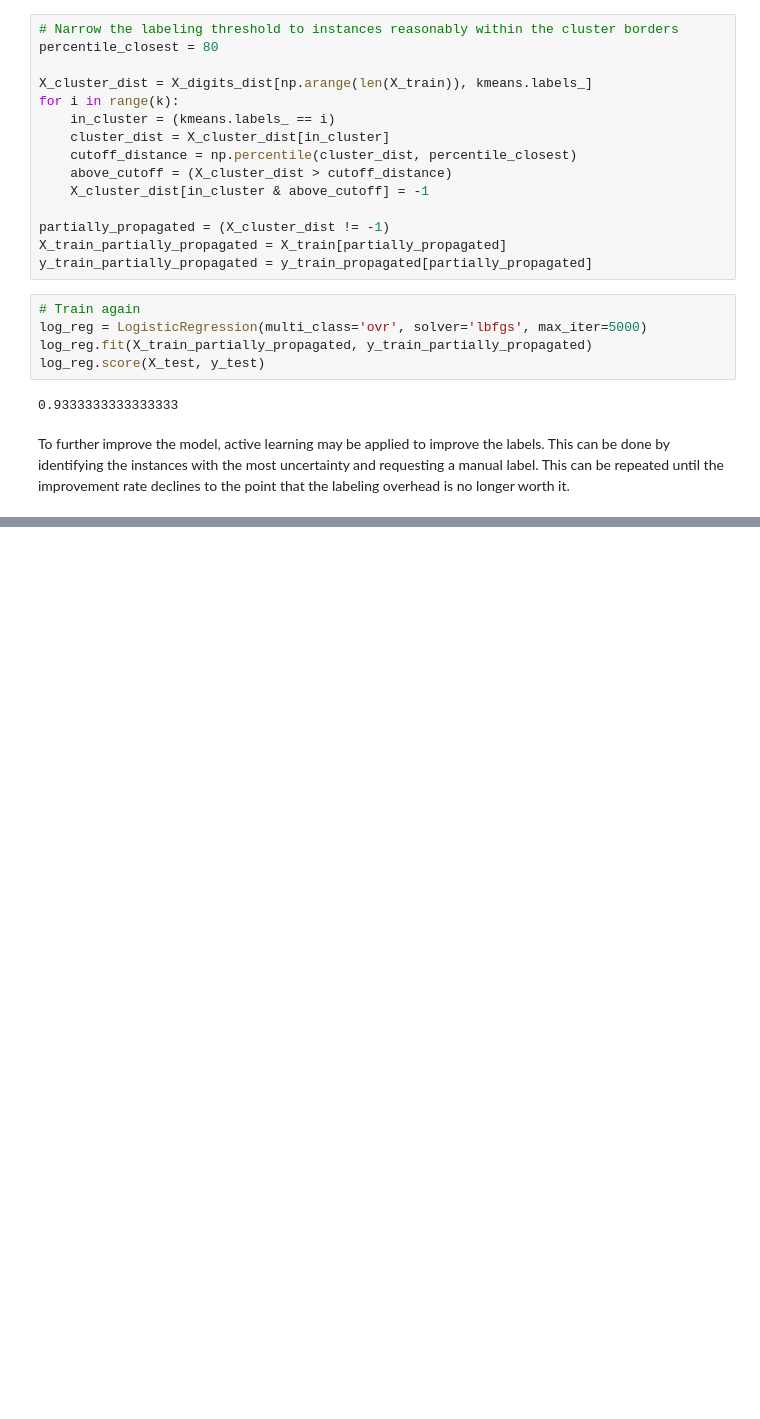
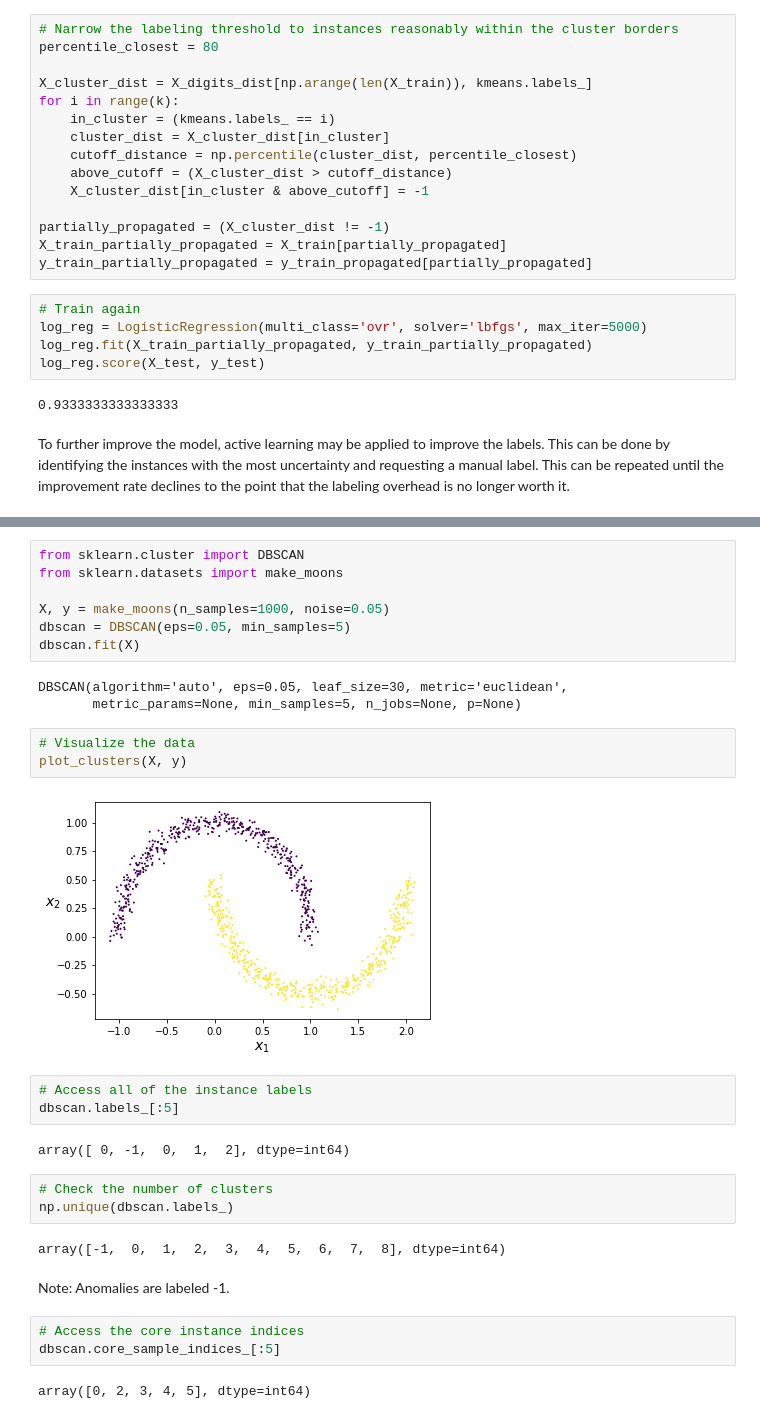
Before and after one commit to codywill/ml-sandbox, a Jupyter notebook: hands-on/Chapter 9 - Unsupervised Learning.ipynb, the cells around one changed output, grey strips where cells are left out. Cells and saved outputs as stored; diff of their text form; blank space fills up the shorter version.

Commit message:
Added notes on DBSCAN and an overview of other algorithms

```diff
--- a/hands-on/Chapter 9 - Unsupervised Learning.ipynb
+++ b/hands-on/Chapter 9 - Unsupervised Learning.ipynb
@@ -425,0 +437,32 @@ To further improve the model, active learning may be applied to improve the labe
+# %%
+from sklearn.cluster import DBSCAN
+from sklearn.datasets import make_moons
+
+X, y = make_moons(n_samples=1000, noise=0.05)
+dbscan = DBSCAN(eps=0.05, min_samples=5)
+dbscan.fit(X)
+# %% [output]
+DBSCAN(algorithm='auto', eps=0.05, leaf_size=30, metric='euclidean',
+       metric_params=None, min_samples=5, n_jobs=None, p=None)
+# %%
+# Visualize the data
+plot_clusters(X, y)
+# %% [output]
+[figure, added]
+# %%
+# Access all of the instance labels
+dbscan.labels_[:5]
+# %% [output]
+array([ 0, -1,  0,  1,  2], dtype=int64)
+# %%
+# Check the number of clusters
+np.unique(dbscan.labels_)
+# %% [output]
+array([-1,  0,  1,  2,  3,  4,  5,  6,  7,  8], dtype=int64)
+# %% [markdown]
+Note: Anomalies are labeled -1.
+# %%
+# Access the core instance indices
+dbscan.core_sample_indices_[:5]
+# %% [output]
+array([0, 2, 3, 4, 5], dtype=int64)
```
Also changed, not shown: parts of 9 cells of this notebook.
